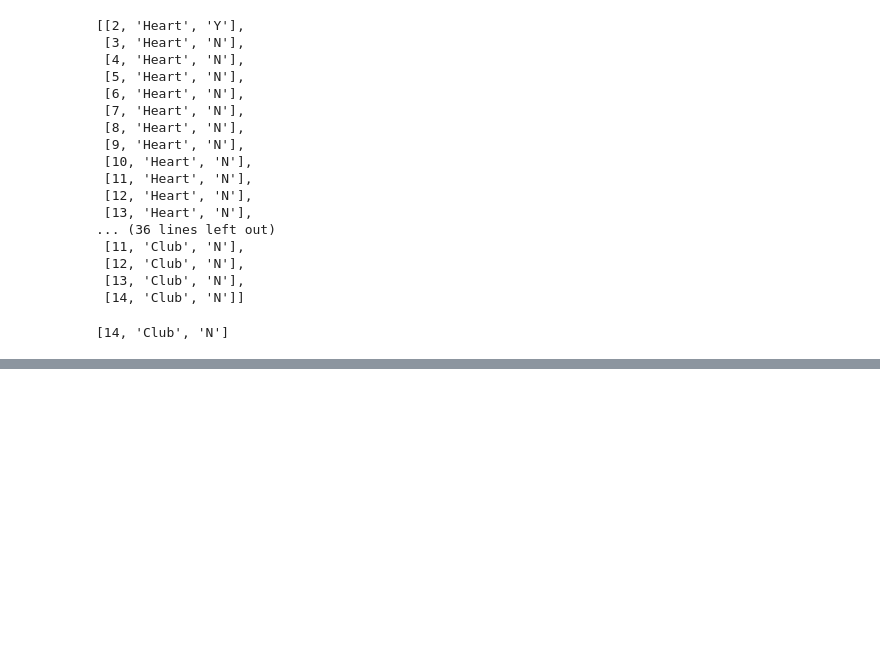
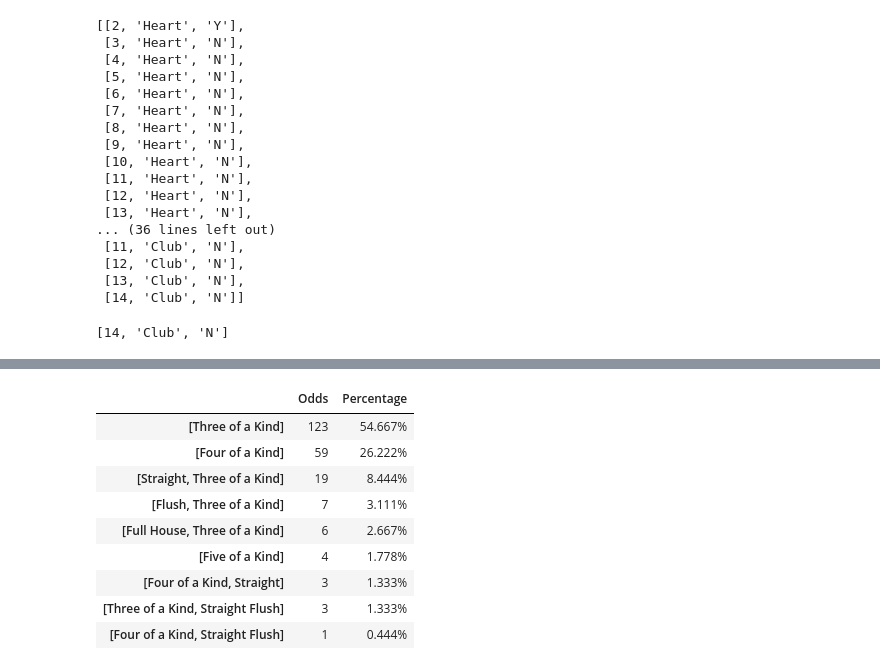
Before and after one commit to mdbinger/Deuces-Wild-Poker, a Jupyter notebook: Dueces_Wild.ipynb, the cells around one changed output, grey strips where cells are left out. Drawn from its saved outputs; the diff is of its cells as text; code cells hidden in the pictures; blank space fills up the shorter version.

```diff
--- a/Dueces_Wild.ipynb
+++ b/Dueces_Wild.ipynb
@@ -608,4 +613,27 @@ odds_summary_df
 # %%
 test = odds_summary_df.sum()
 test_list = list(test)
 odds_summary_df = odds_summary_df.rename(columns={2: 'Odds'})
+
+new_list = []
+odds_list = odds_summary_df['Odds'].tolist()
+
+for item in odds_list:
+#     test =
+    new_list.append("{:.3f}%".format((item / test_list[0]) * 100))
+
+new_list
+
+odds_summary_df['Percentage'] = new_list
+odds_summary_df
+# %% [output]
+|  | Odds | Percentage |
+| [Three of a Kind] | 123 | 54.667% |
+| [Four of a Kind] | 59 | 26.222% |
+| [Straight, Three of a Kind] | 19 | 8.444% |
+| [Flush, Three of a Kind] | 7 | 3.111% |
+| [Full House, Three of a Kind] | 6 | 2.667% |
+| [Five of a Kind] | 4 | 1.778% |
+| [Four of a Kind, Straight] | 3 | 1.333% |
+| [Three of a Kind, Straight Flush] | 3 | 1.333% |
+| [Four of a Kind, Straight Flush] | 1 | 0.444% |
```
Also changed, not shown: parts of 16 cells of this notebook.
